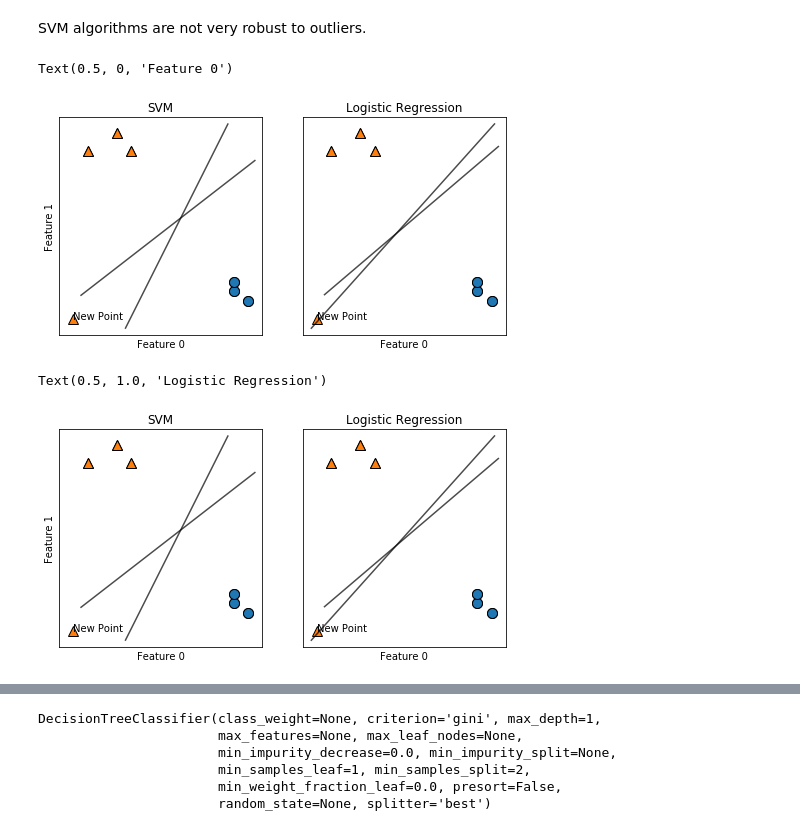
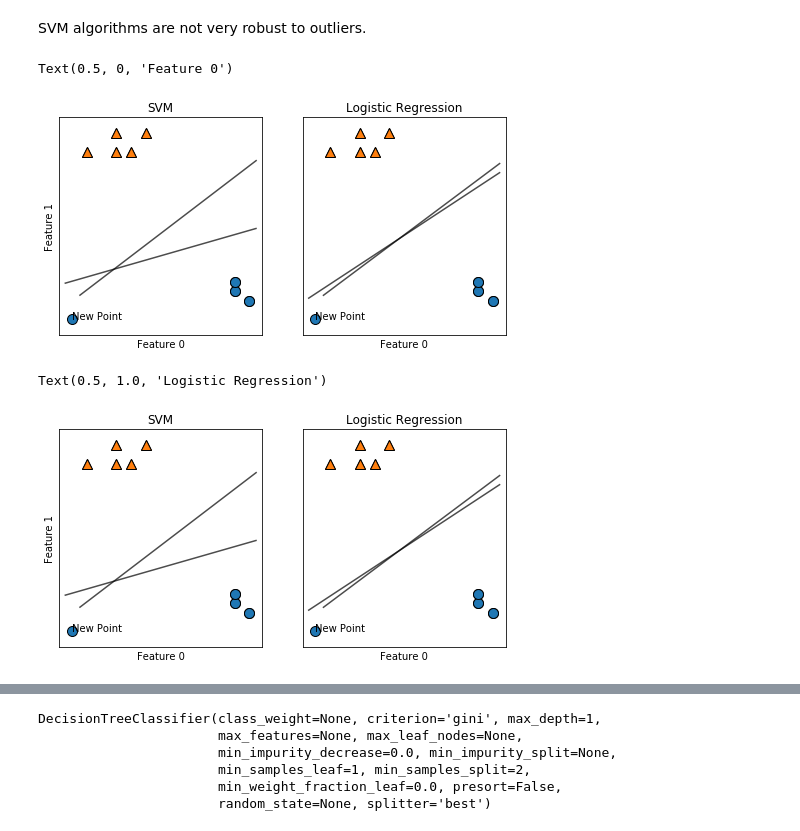
Before and after one commit to usmanr149/Classification-Algorithm, a Jupyter notebook: Classification Algorithms.ipynb, the cells around one changed output, grey strips where cells are left out. Cells and saved outputs as stored; diff of their text form; code cells hidden in the pictures.

```diff
--- a/Classification Algorithms.ipynb
+++ b/Classification Algorithms.ipynb
@@ -129,13 +134,13 @@ axes.legend()
 # %% [markdown]
 SVM algorithms are not very robust to outliers.
 # %%
-X_ = np.array([[1,8], [3,9], [4,8], [12,0], [11, 0.5], [11, 1]])
-y_ = np.array([1,1,1,0,0,0])
+X_ = np.array([[1,8], [3,9], [4,8], [3,8], [5,9], [12,0], [11, 0.5], [11, 1]])
+y_ = np.array([1,1,1,1,1,0,0,0])
 
 new_point = [0,-1]
 # X_new = np.append(X_, np.array([[1,0]]), axis=0)
 X_new = np.append(X_, np.array([new_point]), axis=0)
-y_new = np.append(y_, np.array([1]))
+y_new = np.append(y_, np.array([0]))
 
 fig, axes = plt.subplots(1, 2, figsize=(8, 4))
 
@@ -150,34 +155,34 @@ clf = model.fit(X_new, y_new)
 
 mglearn.plots.plot_2d_separator(clf, X_new, fill=False, eps=0.5, ax=axes[1], alpha=.7)
 mglearn.discrete_scatter(X_new[:, 0], X_new[:, 1], y_new, ax=axes[1])
 
 axes[1].set_title("Logistic Regression")
 
 axes[1].annotate('New Point', xy=new_point, textcoords='data')
 
 model = LinearSVC()
 
 clf = model.fit(X_, y_)
 
 mglearn.plots.plot_2d_separator(clf, X_, fill=False, eps=0.5, ax=axes[0], alpha=.7)
 mglearn.discrete_scatter(X_[:, 0], X_[:, 1], y_, ax=axes[0])
 
 clf = model.fit(X_new, y_new)
 
 mglearn.plots.plot_2d_separator(clf, X_new, fill=False, eps=0.5, ax=axes[0], alpha=.7)
 mglearn.discrete_scatter(X_new[:, 0], X_new[:, 1], y_new, ax=axes[0])
 
 axes[0].set_title("SVM")
 
 axes[0].annotate('New Point', xy=new_point, textcoords='data')
 
 
 axes[0].set_xlabel("Feature 0")
 axes[0].set_ylabel("Feature 1")
 axes[1].set_xlabel("Feature 0")
 # %% [output]
 Text(0.5, 0, 'Feature 0')
-[figure, old version]
+[figure, new version]
 # %%
 fig, axes = plt.subplots(1, 2, figsize=(8, 4));model = LogisticRegression();clf = model.fit(X_, y_);mglearn.plots.plot_2d_separator(clf, X_, fill=False, eps=0.5, ax=axes[1], alpha=.7)
 mglearn.discrete_scatter(X_[:, 0], X_[:, 1], y_, ax=axes[1]);clf = model.fit(X_new, y_new);mglearn.plots.plot_2d_separator(clf, X_new, fill=False, eps=0.5, ax=axes[1], alpha=.7)
@@ -187,7 +192,7 @@ mglearn.discrete_scatter(X_[:, 0], X_[:, 1], y_, ax=axes[0]);clf = model.fit(X_n
 mglearn.discrete_scatter(X_new[:, 0], X_new[:, 1], y_new, ax=axes[0]);axes[0].annotate('New Point', xy=new_point, textcoords='data');axes[0].set_xlabel("Feature 0");axes[0].set_ylabel("Feature 1");axes[1].set_xlabel("Feature 0");axes[0].set_title("SVM");axes[1].set_title("Logistic Regression")
 # %% [output]
 Text(0.5, 1.0, 'Logistic Regression')
-[figure, old version]
+[figure, new version]
 # %%
 # clean up
 del X_, y_, X_new, y_new
```
Also changed, not shown: parts of 14 cells of this notebook, 4 other files.
